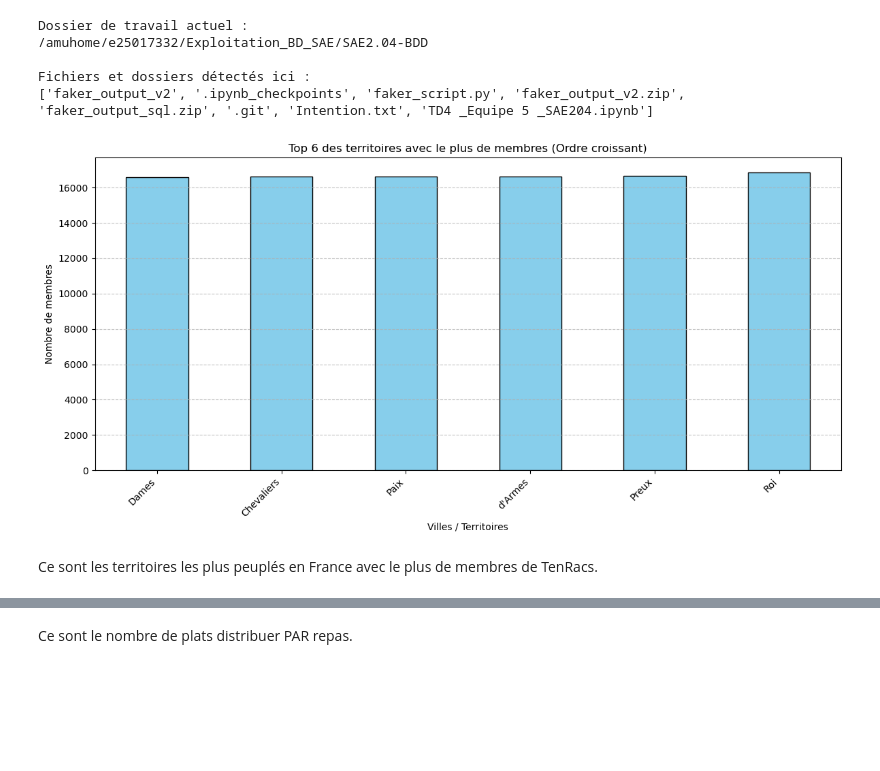
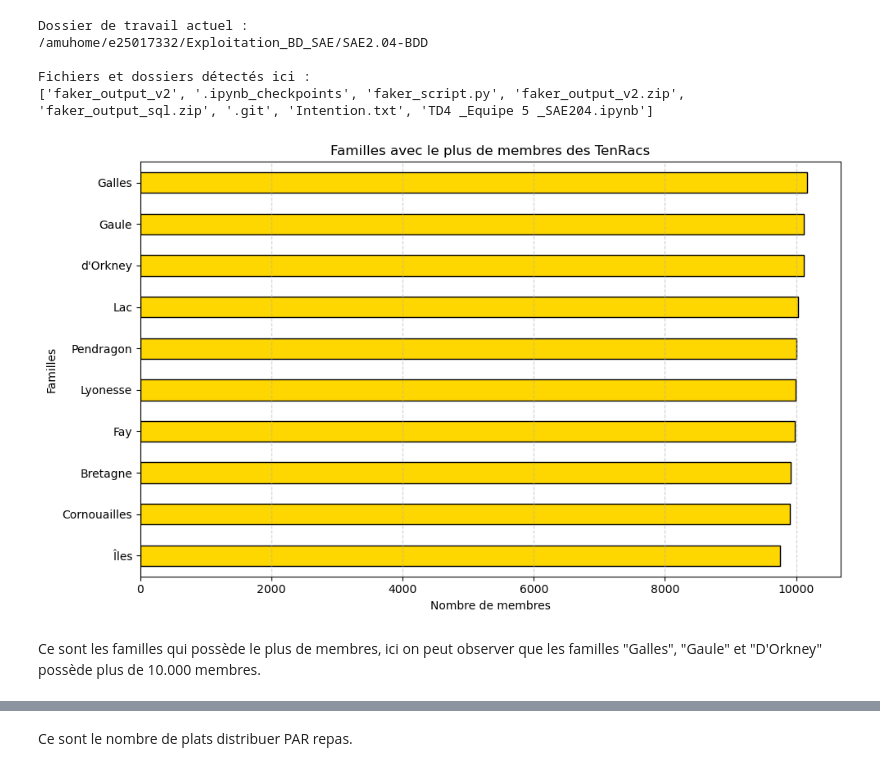
Before and after one commit to DURAN-Kalvin-25013186/SAE2.04-BDD, a Jupyter notebook: Francois_Jupyter_Notebook.ipynb, the cells around one changed output, grey strips where cells are left out. Drawn from its saved outputs; the diff is of its cells as text; code cells hidden in the pictures; blank space fills up the shorter version.

```diff
--- a/Francois_Jupyter_Notebook.ipynb
+++ b/Francois_Jupyter_Notebook.ipynb
@@ -19,35 +19,26 @@ Fichiers et dossiers détectés ici :
 # %%
 import pandas as pd
 import matplotlib.pyplot as plt
 
-
 df = pd.read_csv('faker_output_v3/Membre.csv')
 
-# extraction de la ville (dernier mot de l'adresse)
-df['ville'] = df['adresse'].str.split().str[-1]
+# groupage par famille et on prend les 10 premiers
+top_familles = df.groupby(df['nom_membre'].str.split().str[-1]).size().sort_values(ascending=True).tail(10)
 
-# top 10
-top_6 = df['ville'].value_counts().head(10)
+plt.figure(figsize=(10, 6))
+top_familles.plot(kind='barh', color='gold', edgecolor='black')
 
-# ordre croissant
-top_6_croissant = top_6.sort_values(ascending=True)
-
-# creation du graphique
-plt.figure(figsize=(12, 6))
-top_6_croissant.plot(kind='bar', color='skyblue', edgecolor='black')
-
-plt.title('Top 6 des territoires avec le plus de membres (Ordre croissant)')
-plt.xlabel('Villes / Territoires')
-plt.ylabel('Nombre de membres')
-plt.xticks(rotation=45, ha='right') # (inclinaison pour que les noms ne se chevauchent pas)
-plt.grid(axis='y', linestyle='--', alpha=0.7)
+plt.title('Familles avec le plus de membres des TenRacs')
+plt.xlabel('Nombre de membres')
+plt.ylabel('Familles')
+plt.grid(axis='x', linestyle='--', alpha=0.6)
 
 plt.tight_layout()
 plt.show()
 # %% [output]
-[figure, old version]
+[figure, new version]
 # %% [markdown]
-Ce sont les territoires les plus peuplés en France avec le plus de membres de TenRacs.
+Ce sont les familles qui possède le plus de membres, ici on peut observer que les familles "Galles", "Gaule" et "D'Orkney" possède plus de 10.000 membres.
 # %%
 import pandas as pd
 
```
Also changed, not shown: parts of 4 cells of this notebook, 1 other file.
